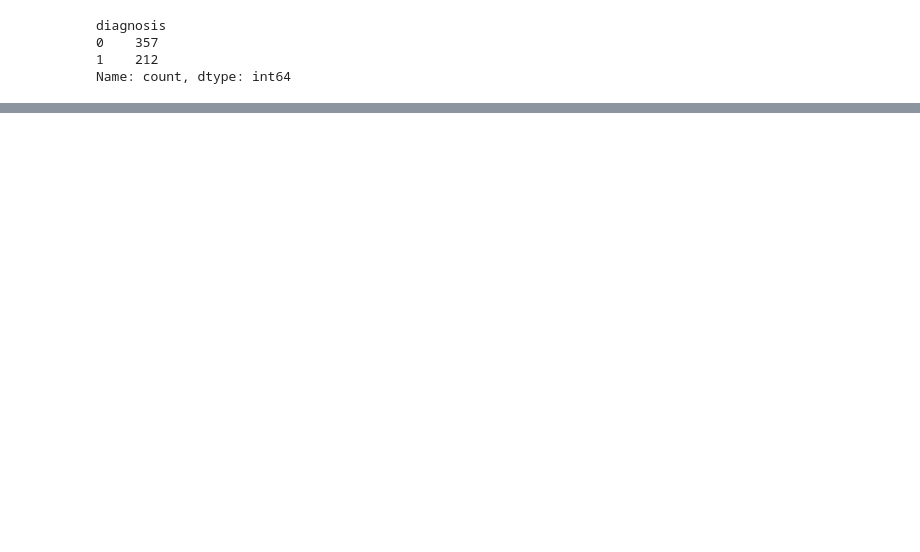
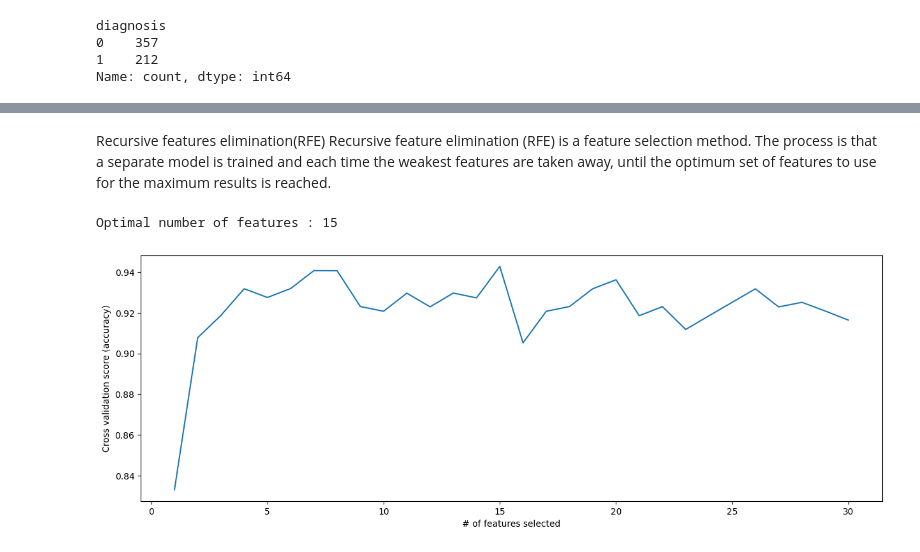
Before and after one commit to h4r1yzz/BreastCancer, a Jupyter notebook: test.ipynb, the cells around one changed output, grey strips where cells are left out. Drawn from its saved outputs; the diff is of its cells as text; code cells hidden in the pictures; blank space fills up the shorter version.

```diff
--- a/test.ipynb
+++ b/test.ipynb
@@ -136,3 +136,7 @@ Name: count, dtype: int64
 # %%
 random_state = 42
 X_train, X_test, y_train, y_test = train_test_split(df.iloc[:,1:], df['diagnosis'], test_size = 0.2, random_state = random_state)
+# %%
+scale = RobustScaler()
+X_train = scale.fit_transform(X_train)
+X_test = scale.transform(X_test)
@@ -138,0 +147,10 @@ X_train, X_test, y_train, y_test = train_test_split(df.iloc[:,1:], df['diagnosis
+# %%
+pca = PCA()
+pca.fit(X_train)
+exp_var_cumul = np.cumsum(pca.explained_variance_ratio_)
+
+fig = px.line(x=np.arange(1,exp_var_cumul.shape[0]+1), y=exp_var_cumul, markers=True, labels={'x':'# of components', 'y':'Cumulative Explained Variance'})
+
+#fig.add_shape(type='line', line=dict(dash='dash'),x0=0, x1=30, y0=0.95, y1=0.95)
+
+fig.show()
@@ -138,0 +159,24 @@ X_train, X_test, y_train, y_test = train_test_split(df.iloc[:,1:], df['diagnosis
+# %% [markdown]
+Recursive features elimination(RFE)
+Recursive feature elimination (RFE) is a feature selection method. The process is that a separate model is trained and each time the weakest features are taken away, until the optimum set of features to use for the maximum results is reached.
+# %%
+# Fit the RFE model to identify the optimum number of features .
+rfecv = RFECV(cv=StratifiedKFold(n_splits=10, random_state=random_state, shuffle=True),
+      estimator=DecisionTreeClassifier(), scoring='accuracy')
+
+rfecv.fit(X_train, y_train)
+
+print("Optimal number of features : %d" % rfecv.n_features_)
+
+# Plot number of features VS. cross-validation scores
+plt.figure(figsize=(15,5))
+plt.xlabel("# of features selected")
+plt.ylabel("Cross validation score (accuracy)")
+plt.plot(
+    range(1, len(rfecv.cv_results_['mean_test_score']) + 1),
+    rfecv.cv_results_['mean_test_score'],
+)
+plt.show()
+# %% [output]
+Optimal number of features : 15
+[figure, added]
```
Also changed, not shown: parts of 35 cells of this notebook, 4 other files.
